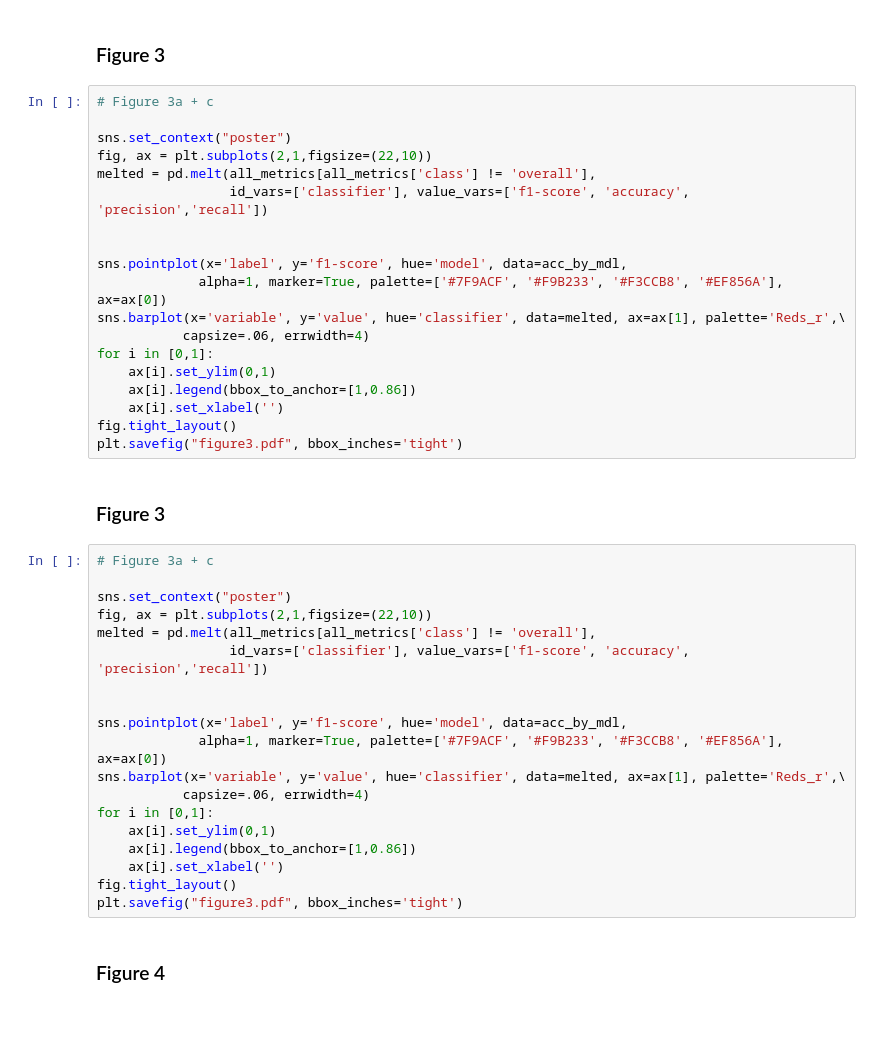
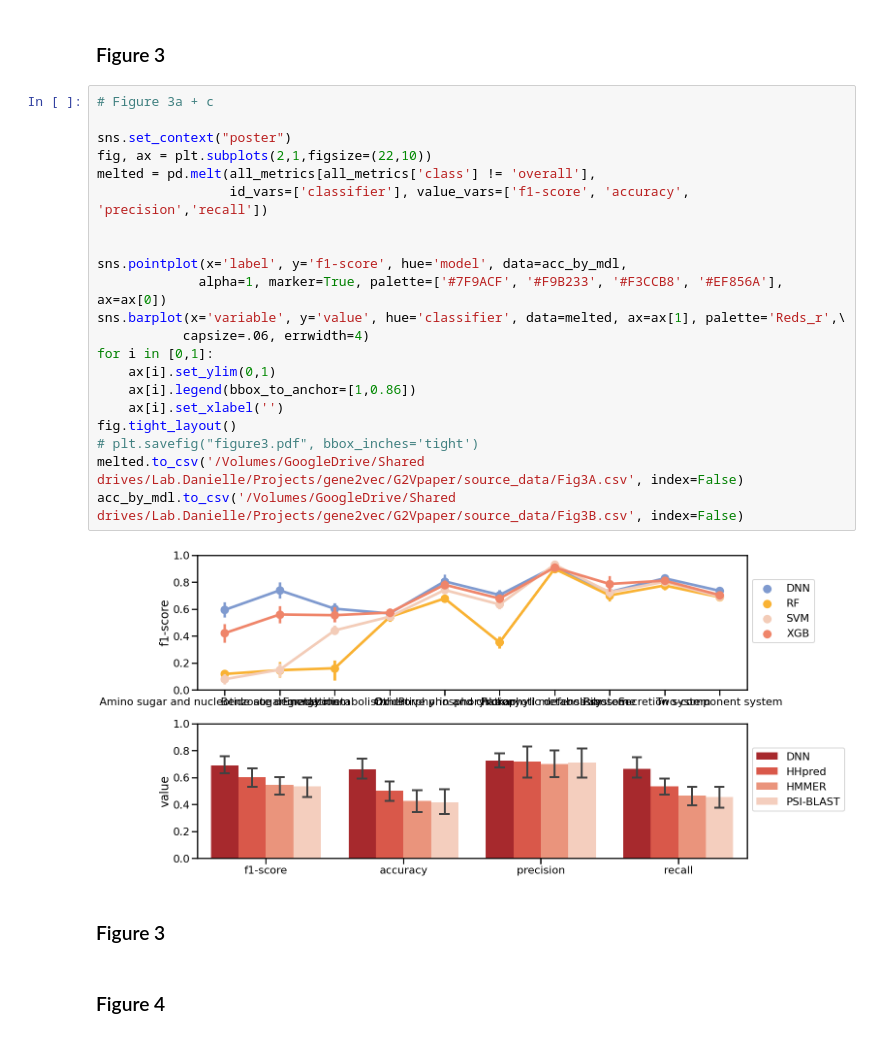
Before and after one commit to burstein-lab/genomic-nlp, a Jupyter notebook: figures/paper_figures.ipynb, the cells around one changed output. Saved outputs shown, nothing was run; the diff lists cells and outputs as text.

```diff
--- a/figures/paper_figures.ipynb
+++ b/figures/paper_figures.ipynb
@@ -104,43 +108,28 @@ plt.savefig("figure2.png", format='png', dpi=350)
 # %%
 # Figure 3a + c
 
 sns.set_context("poster")
 fig, ax = plt.subplots(2,1,figsize=(22,10))
 melted = pd.melt(all_metrics[all_metrics['class'] != 'overall'],
                  id_vars=['classifier'], value_vars=['f1-score', 'accuracy', 'precision','recall'])
 
 
 sns.pointplot(x='label', y='f1-score', hue='model', data=acc_by_mdl,
              alpha=1, marker=True, palette=['#7F9ACF', '#F9B233', '#F3CCB8', '#EF856A'], ax=ax[0])
 sns.barplot(x='variable', y='value', hue='classifier', data=melted, ax=ax[1], palette='Reds_r',\
            capsize=.06, errwidth=4)
 for i in [0,1]:
     ax[i].set_ylim(0,1)
     ax[i].legend(bbox_to_anchor=[1,0.86])
     ax[i].set_xlabel('')
 fig.tight_layout()
-plt.savefig("figure3.pdf", bbox_inches='tight')
+# plt.savefig("figure3.pdf", bbox_inches='tight')
+melted.to_csv('/Volumes/GoogleDrive/Shared drives/Lab.Danielle/Projects/gene2vec/G2Vpaper/source_data/Fig3A.csv', index=False)
+acc_by_mdl.to_csv('/Volumes/GoogleDrive/Shared drives/Lab.Danielle/Projects/gene2vec/G2Vpaper/source_data/Fig3B.csv', index=False)
+# %% [output]
+[figure, added]
 # %% [markdown]
 ### Figure 3
-# %%
-# Figure 3a + c
-
-sns.set_context("poster")
-fig, ax = plt.subplots(2,1,figsize=(22,10))
-melted = pd.melt(all_metrics[all_metrics['class'] != 'overall'],
-                 id_vars=['classifier'], value_vars=['f1-score', 'accuracy', 'precision','recall'])
-
-
-sns.pointplot(x='label', y='f1-score', hue='model', data=acc_by_mdl,
-             alpha=1, marker=True, palette=['#7F9ACF', '#F9B233', '#F3CCB8', '#EF856A'], ax=ax[0])
-sns.barplot(x='variable', y='value', hue='classifier', data=melted, ax=ax[1], palette='Reds_r',\
-           capsize=.06, errwidth=4)
-for i in [0,1]:
-    ax[i].set_ylim(0,1)
-    ax[i].legend(bbox_to_anchor=[1,0.86])
-    ax[i].set_xlabel('')
-fig.tight_layout()
-plt.savefig("figure3.pdf", bbox_inches='tight')
 # %% [markdown]
 ### Figure 4
 # %%
```
Also changed, not shown: parts of 8 cells of this notebook.
